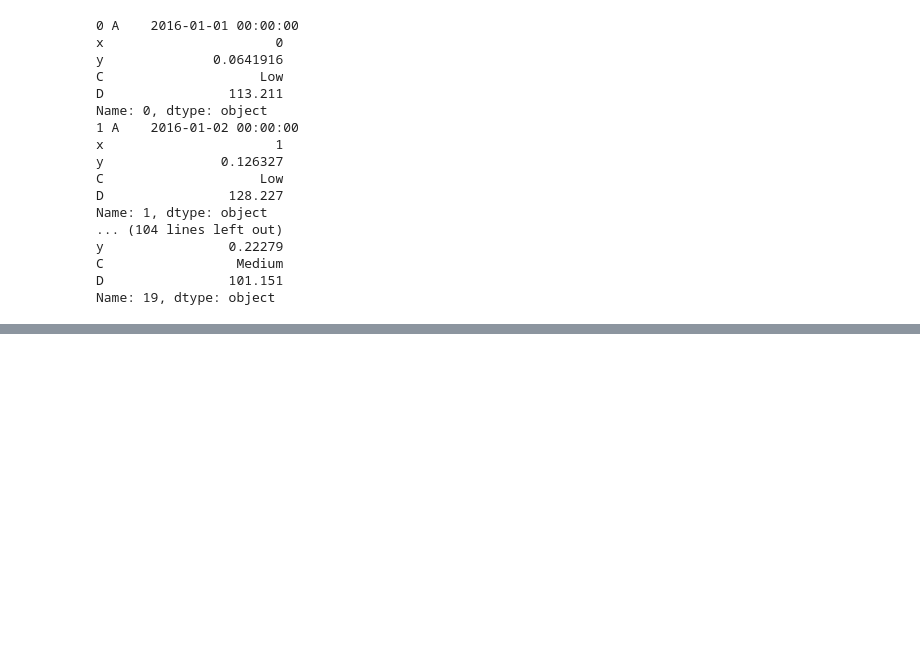
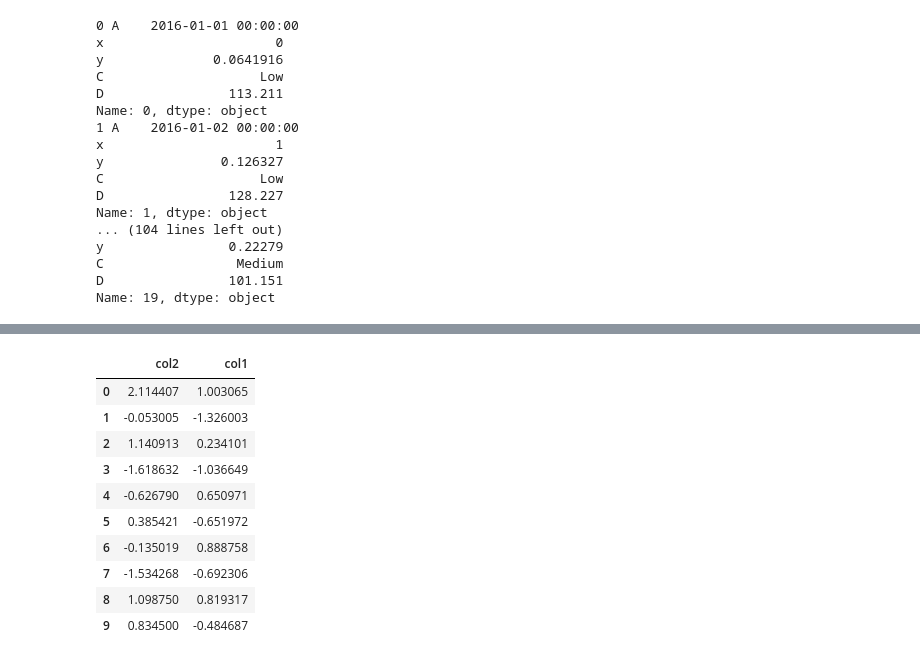
Before and after one commit to mga321/tutorialspoint_notebooks, a Jupyter notebook: pandas.ipynb, the cells around one changed output, grey strips where cells are left out. Saved outputs shown, nothing was run; the diff lists cells and outputs as text; code cells hidden in the pictures; blank space fills up the shorter version.

```diff
--- a/pandas.ipynb
+++ b/pandas.ipynb
@@ -852,0 +907,16 @@ Pandas(Index=19, A=Timestamp('2016-01-20 00:00:00'), x=19.0, y=0.222790081172739
+# %%
+# Example 3: Sort the rows by specifying axis, instead of setting the ascending parameter
+df_sorted = unsorted_df.sort_index(axis=0)
+df_sorted  # Notice the rows are now in order after being sorted by index
+# %% [output]
+|  | col2 | col1 |
+| 0 | 2.114407 | 1.003065 |
+| 1 | -0.053005 | -1.326003 |
+| 2 | 1.140913 | 0.234101 |
+| 3 | -1.618632 | -1.036649 |
+| 4 | -0.626790 | 0.650971 |
+| 5 | 0.385421 | -0.651972 |
+| 6 | -0.135019 | 0.888758 |
+| 7 | -1.534268 | -0.692306 |
+| 8 | 1.098750 | 0.819317 |
+| 9 | 0.834500 | -0.484687 |
```
Also changed, not shown: parts of 8 cells of this notebook.
